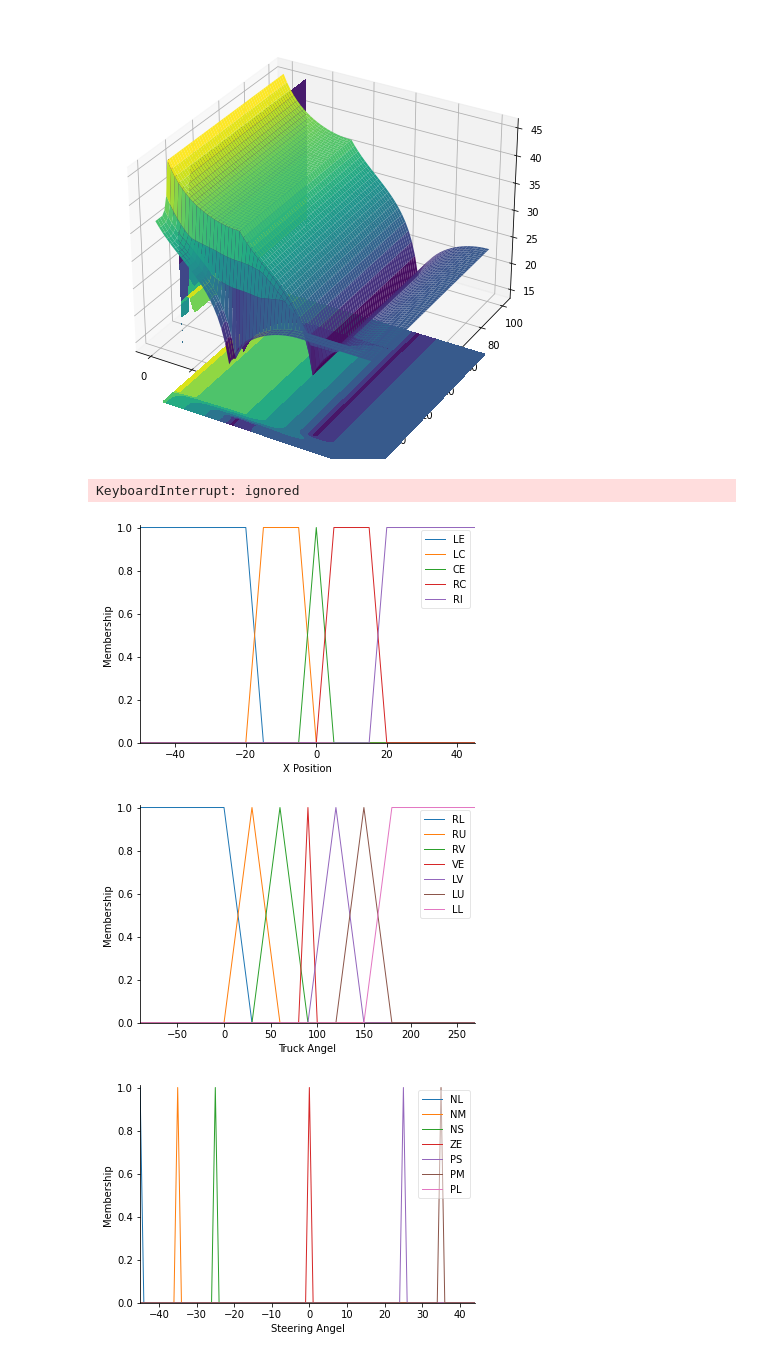
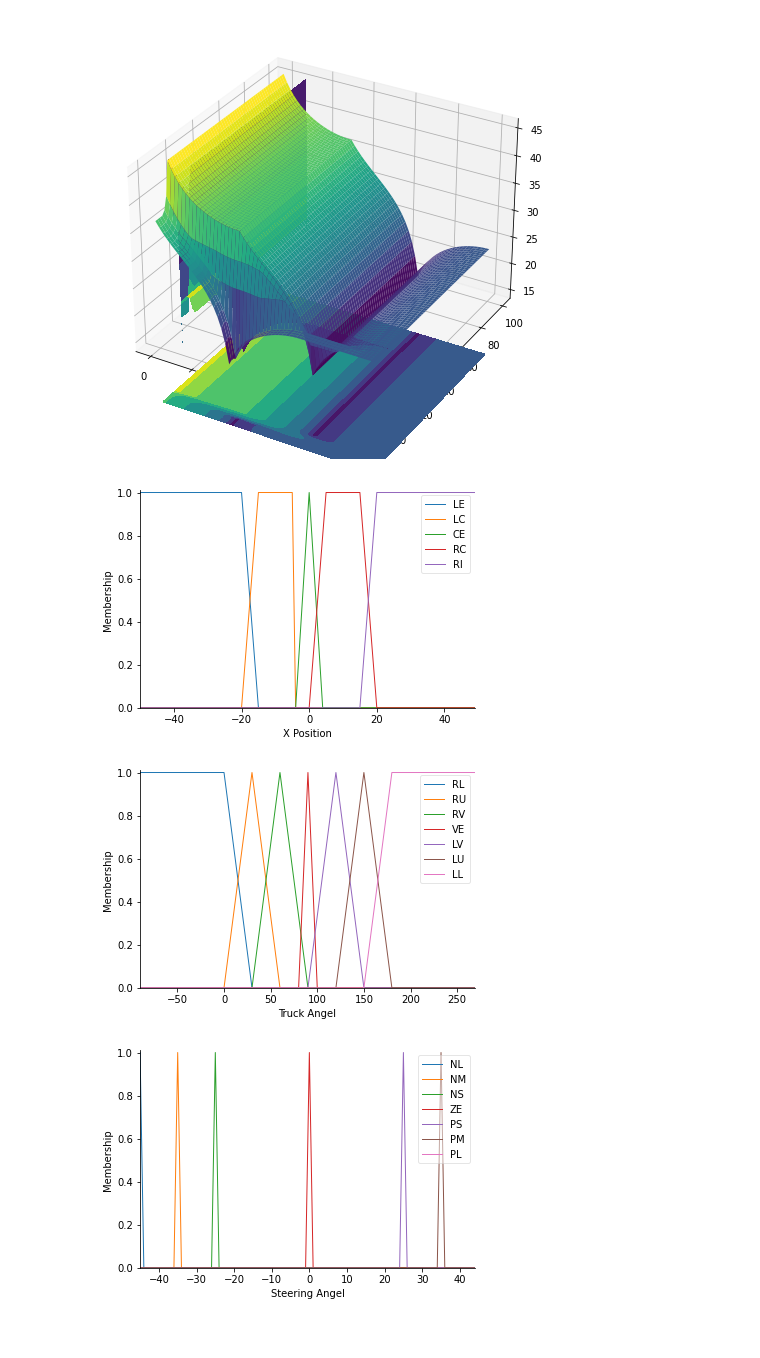
Before and after one commit to utopickaiser/AI-Homework, a Jupyter notebook: AI_Homework_W4_Fuzzy_Controller.ipynb, the cells around one changed output. Drawn from its saved outputs; the diff is of its cells as text; code cells hidden in the pictures.

```diff
--- a/AI_Homework_W4_Fuzzy_Controller.ipynb
+++ b/AI_Homework_W4_Fuzzy_Controller.ipynb
@@ -205,7 +267,7 @@ from skfuzzy import control as ctrl
 import math
 import matplotlib.pyplot as plt
 from mpl_toolkits.mplot3d import Axes3D
-xpos = ctrl.Antecedent(np.arange(-50,50,5),'X Position')
+xpos = ctrl.Antecedent(np.arange(-50,50,1),'X Position')
 tr = ctrl.Antecedent(np.arange(-90,270,1),'Truck Angel')
 st = ctrl.Consequent(np.arange(-45,45,1),'Steering Angel')
 # Thiết lập cách giá trị
@@ -253,39 +315,38 @@ rule4 = ctrl.Rule(antecedent = (xpos['LE'] & tr['LL'])|
                   (xpos['LC'] & tr['LU'])|(xpos['CE'] & tr['LV'])|
                   (xpos['RC'] & tr['RV'])|(xpos['RI'] & tr['RU']),
                    consequent = st['PS'], label = 'Rule PS')
 rule5 = ctrl.Rule(antecedent = (xpos['LC'] & tr['LL'])|
                   (xpos['CE'] & tr['LU'])|(xpos['CE'] & tr['LL'])|
                   (xpos['RC'] & tr['VE'])|(xpos['RC'] & tr['LV']|
                   (xpos['RI'] & tr['RV'])|(xpos['RI'] & tr['VE'])),
                    consequent = st['PM'], label = 'Rule PM')
 rule6 = ctrl.Rule(antecedent = (xpos['RC'] & tr['LL'])|
                   (xpos['RC'] & tr['LU'])|(xpos['RI'] & tr['LL'])|
                   (xpos['RI'] & tr['LU'])|(xpos['RI'] & tr['LV']),
                    consequent = st['PL'], label = 'Rule PL')
 
 
 system = ctrl.ControlSystem(rules = [rule0,rule1,rule2,rule3,rule4,rule5,rule6])
-sim = ctrl.ControlSystemSimulation(system, flush_after_run = 3000*3000+1)
-upsampled = np.linspace(-50,50,3000)
+sim = ctrl.ControlSystemSimulation(system, flush_after_run = 91*91+1)
+upsampled = np.linspace(-50,-15,91)
 x,y = np.meshgrid(upsampled, upsampled)
 z = np.zeros_like(x)
-for i in range(3000):
-  for j in range(3000):
-    for k in range(3000):
+for i in range(91):
+  for j in range(91):
+    for k in range(91):
       sim.input['X Position'] = x[i,j]
       sim.input['Truck Angel'] = y[i,j]
       sim.compute()
       z[i,j] = sim.output['Steering Angel']
 fig = plt.figure(figsize = (8,8))
 ax = fig.add_subplot(111, projection = '3d')
 suf = ax.plot_surface(x,y,z, rstride = 1, cstride = 1, cmap = 'viridis',
                       linewidth = 0.4, antialiased = True)
 cset = ax.contourf(x,y,z, zdir = 'z', offset = 3, cmap = 'viridis', anpha = 0.5)
 cset = ax.contourf(x,y,z, zdir = 'x', offset = 11, cmap = 'viridis', anpha = 0.5 )
 cset = ax.contourf(x,y,z, zdir = 'y', offset = 11, cmap = 'viridis', anpha = 0.5 )
 ax.view_init(30,300)
 # %% [output]
-KeyboardInterrupt: ignored
-[figure, old version]
+[figure, new version]
 [figure]
 [figure]
```
Also changed, not shown: parts of 2 cells of this notebook.
